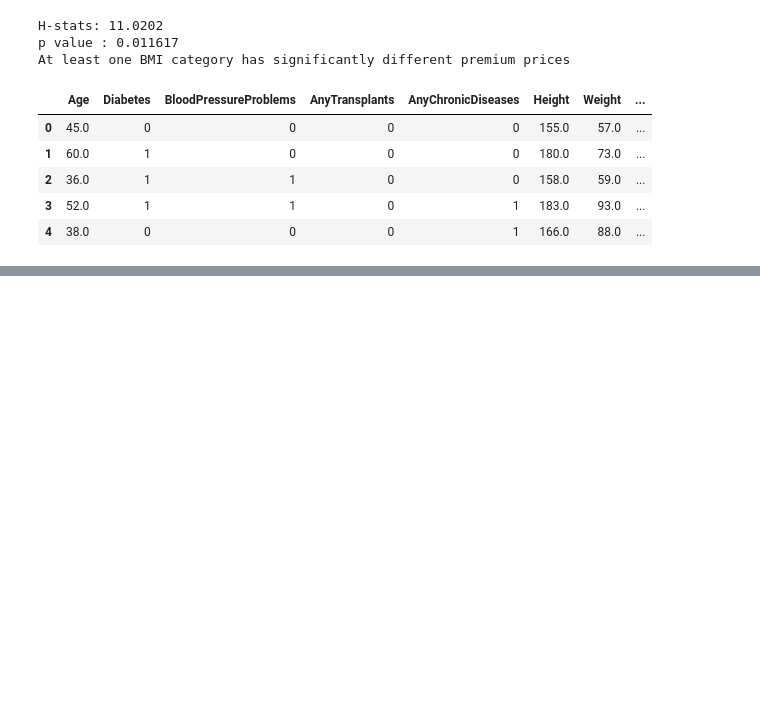
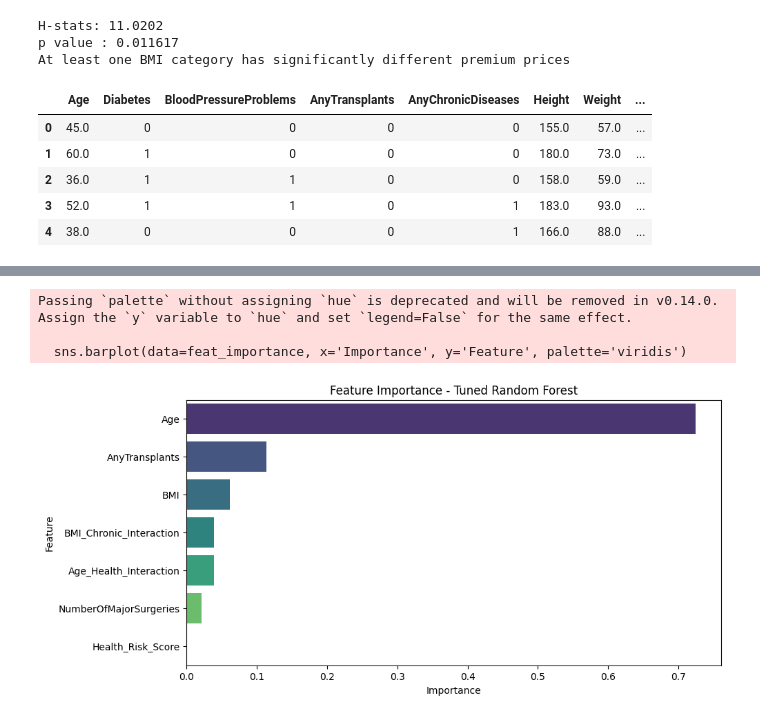
Before and after one commit to Somitav/insurance_cost_prediction, a Jupyter notebook: backend/EDA.ipynb, the cells around one changed output, grey strips where cells are left out. Drawn from its saved outputs; the diff is of its cells as text; code cells hidden in the pictures; blank space fills up the shorter version.

```diff
--- a/backend/EDA.ipynb
+++ b/backend/EDA.ipynb
@@ -437,0 +573,69 @@ else:
+# %%
+# Step 1: Expand feature set - add back individual significant features
+list_selected_features_v2 = [
+    'Age',                       # Direct effect on premium
+    'BMI',                       # Direct effect on premium
+    'Health_Risk_Score',         # Overall health risk
+    'Age_Health_Interaction',    # Age × Health Risk synergy
+    'BMI_Chronic_Interaction',   # BMI × Chronic disease synergy
+    'AnyTransplants',            # High risk factor
+    'NumberOfMajorSurgeries',    # Significant in Kruskal-Wallis
+]
+
+X = df_capped[list_selected_features_v2]
+y = df_capped['PremiumPrice']
+
+X_train, X_test, y_train, y_test = train_test_split(
+    X, y, test_size=0.2, random_state=42
+)
+
+# Step 2: Tune Random Forest
+from sklearn.model_selection import GridSearchCV
+
+param_grid = {
+    'n_estimators'  : [100, 200, 300],
+    'max_depth'     : [3, 5, 7, None],
+    'min_samples_split' : [2, 5, 10],
+    'min_samples_leaf'  : [1, 2, 4]
+}
+
+rf = RandomForestRegressor(random_state=42)
+
+grid_search = GridSearchCV(
+    estimator  = rf,
+    param_grid = param_grid,
+    cv         = 5,             # 5-fold cross validation
+    scoring    = 'r2',
+    n_jobs     = -1,            # Use all CPU cores
+    verbose    = 1
+)
+
+grid_search.fit(X_train, y_train)
+
+print(f"Best Parameters : {grid_search.best_params_}")
+print(f"Best CV R²      : {grid_search.best_score_:.4f}")
+
+# Step 3: Evaluate best model
+best_model = grid_search.best_estimator_
+y_pred = best_model.predict(X_test)
+
+rmse = np.sqrt(mean_squared_error(y_test, y_pred))
+mae  = mean_absolute_error(y_test, y_pred)
+r2   = r2_score(y_test, y_pred)
+
+print(f"\nTuned Random Forest")
+print(f"  RMSE : {rmse:.2f}")
+print(f"  MAE  : {mae:.2f}")
+print(f"  R²   : {r2:.4f}")
+
+# Step 4: Feature Importance
+feat_importance = pd.DataFrame({
+    'Feature'   : list_selected_features_v2,
+    'Importance': best_model.feature_importances_
+}).sort_values('Importance', ascending=False)
+
+plt.figure(figsize=(10, 5))
+sns.barplot(data=feat_importance, x='Importance', y='Feature', palette='viridis')
+plt.title('Feature Importance - Tuned Random Forest')
+plt.show()
+# %% [output]
@@ -437,0 +650,4 @@ else:
+Passing `palette` without assigning `hue` is deprecated and will be removed in v0.14.0. Assign the `y` variable to `hue` and set `legend=False` for the same effect.
+
+  sns.barplot(data=feat_importance, x='Importance', y='Feature', palette='viridis')
+[figure, added]
```
Also changed, not shown: parts of 10 cells of this notebook, 1 other file.
